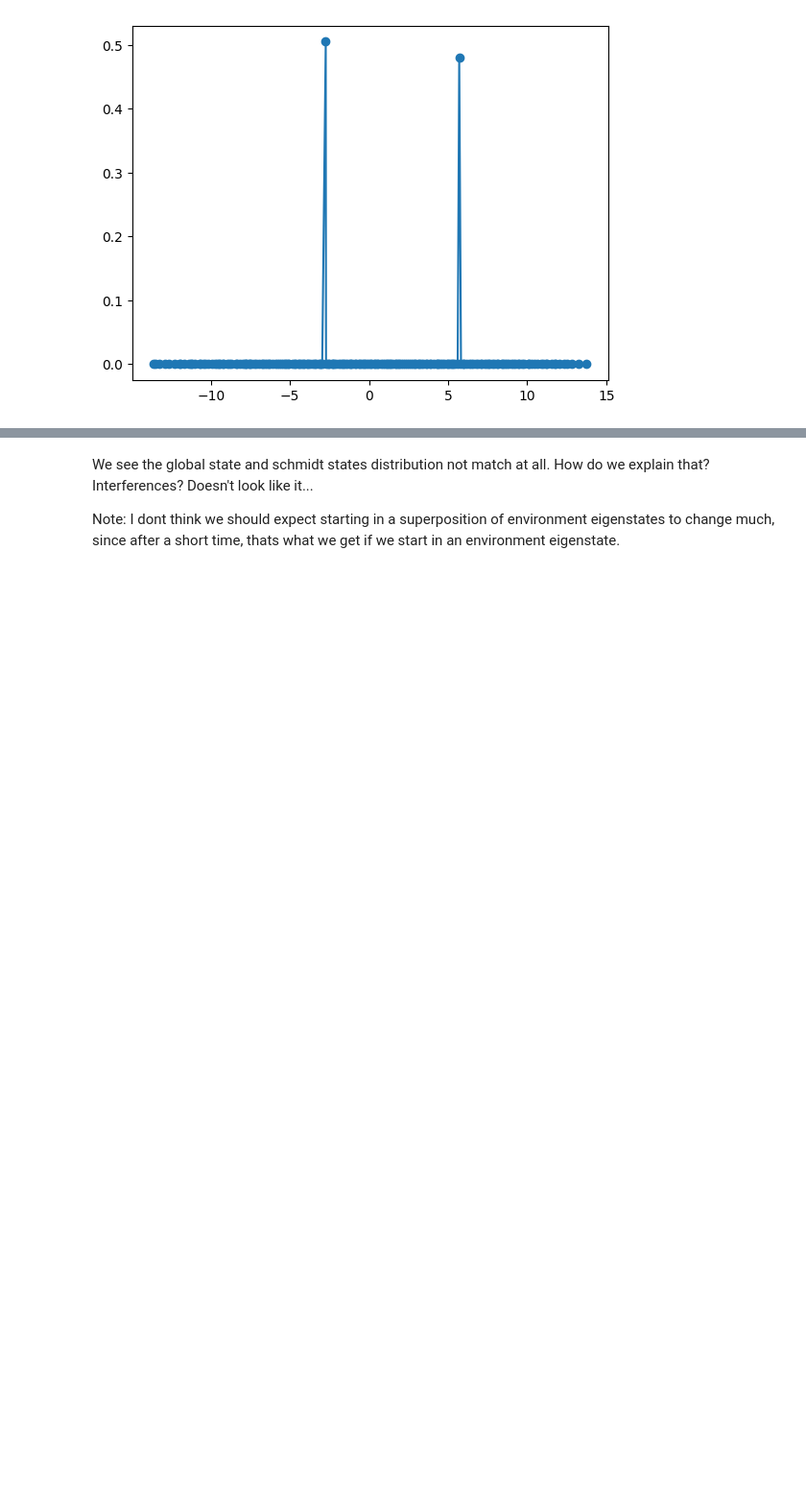
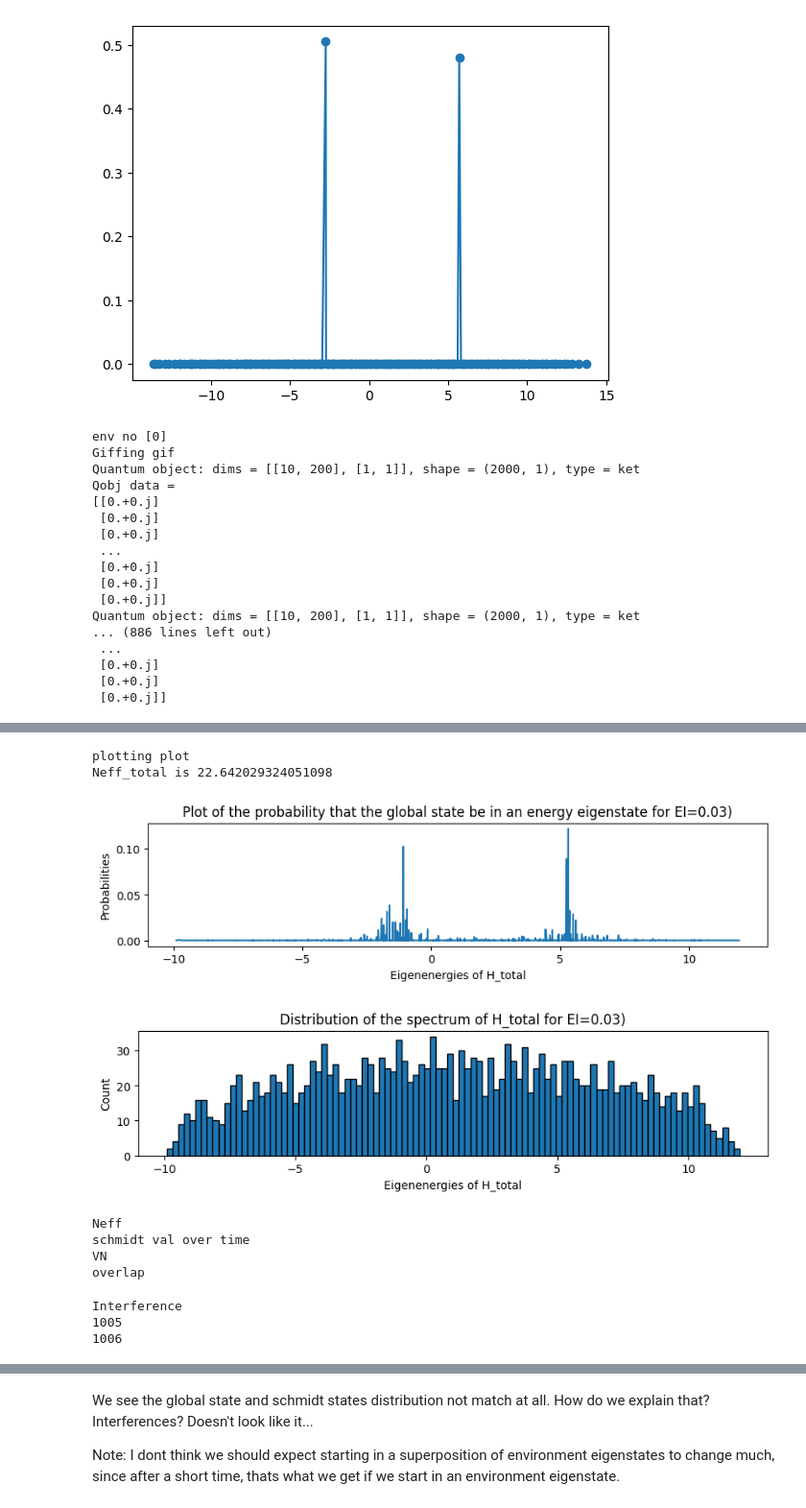
Before and after one commit to MarinAndreGirard/Quantum_Branching, a Jupyter notebook: All_at_once.ipynb, the cells around one changed output, grey strips where cells are left out. Shown at 96% size. Saved outputs shown, nothing was run; the diff lists cells and outputs as text; code cells hidden in the pictures; blank space fills up the shorter version.

```diff
--- a/All_at_once.ipynb
+++ b/All_at_once.ipynb
@@ -228,3 +249,23 @@ w=0.3
 env = [75,150]
 result, tlist, H_q, H_system_2, H_system_1_ext, H_system_2_ext, H_interaction, H_total, ket_0, ket_1, initial_state_system_2 = generate_result_envi_superpo(d1,d2,w, E_spacing, Int_strength, tmax, ind_nb,0,env)
 eigenenergies_total, eigenstates_total = H_total.eigenstates()
+# %%
+all_at_once(10,200,1.0,0.03,10,100,0.3,[75,150])
+# %% [output]
+env no [0]
+Giffing gif
+Quantum object: dims = [[10, 200], [1, 1]], shape = (2000, 1), type = ket
+Qobj data =
+[[0.+0.j]
+ [0.+0.j]
+ [0.+0.j]
+ ...
+ [0.+0.j]
+ [0.+0.j]
+ [0.+0.j]]
+Quantum object: dims = [[10, 200], [1, 1]], shape = (2000, 1), type = ket
+... (886 lines left out)
+ ...
+ [0.+0.j]
+ [0.+0.j]
+ [0.+0.j]]
@@ -231,3 +273,14 @@ eigenenergies_total, eigenstates_total = H_total.eigenstates()
+plotting plot
+Neff_total is 22.642029324051098
+[figure, added]
+[figure, added]
+Neff
+schmidt val over time
+VN
+overlap
+Interference
+1005
+1006
 # %%
 all_at_once(result,H_total,tlist,EI,w)
 # %% [output]
```
Also changed, not shown: parts of 7 cells of this notebook, 15 other files.
